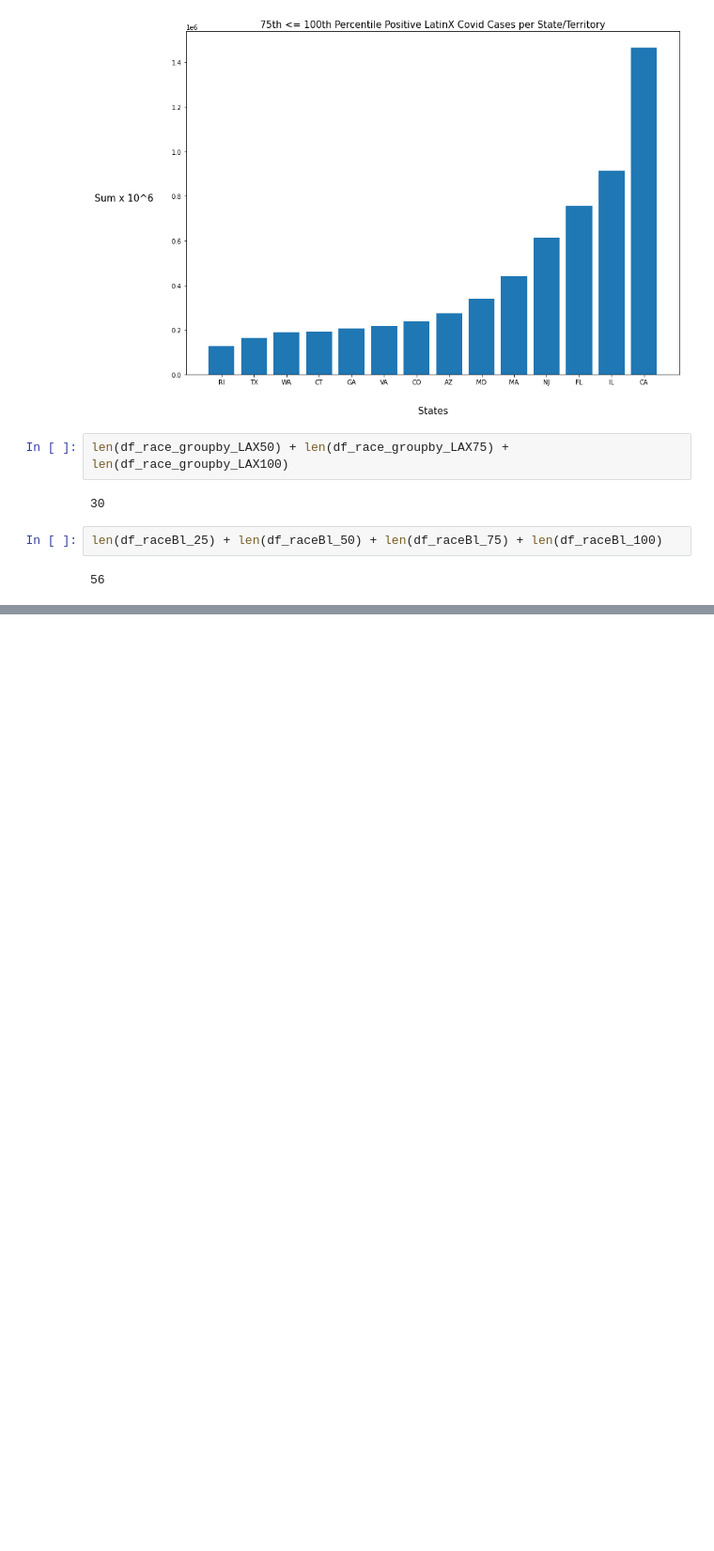
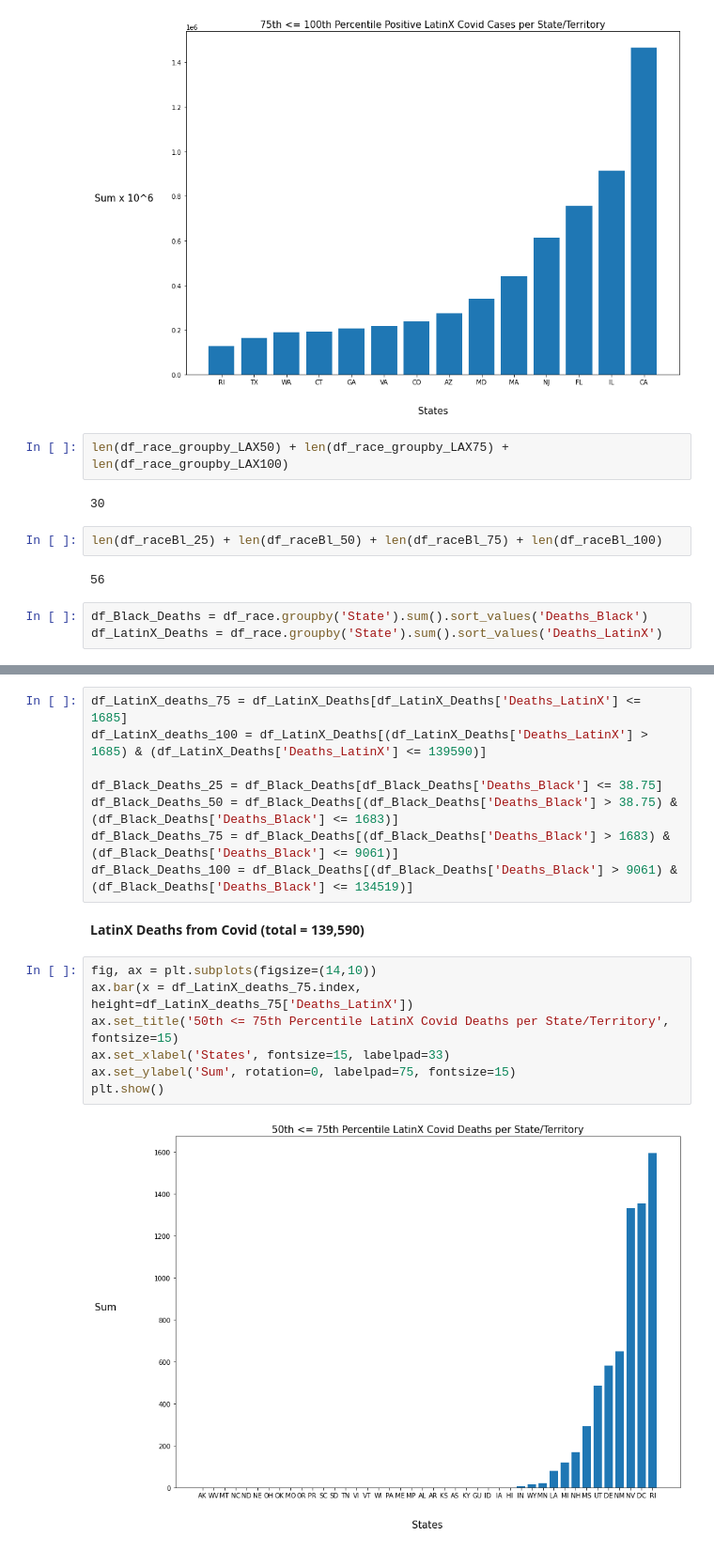
Before and after one commit to thespence7/Covid19-Statistical-Analysis, a Jupyter notebook: covid_tracker/Capstone1_import_data.ipynb, the cells around one changed output, grey strips where cells are left out. Shown: that part at 94% size. Drawn from its saved outputs; the diff is of its cells as text; blank space fills up the shorter version.

```diff
--- a/covid_tracker/Capstone1_import_data.ipynb
+++ b/covid_tracker/Capstone1_import_data.ipynb
@@ -268,3 +285,6 @@ len(df_race_groupby_LAX50) + len(df_race_groupby_LAX75) + len(df_race_groupby_LA
 len(df_raceBl_25) + len(df_raceBl_50) + len(df_raceBl_75) + len(df_raceBl_100)
 # %% [output]
 56
+# %%
+df_Black_Deaths = df_race.groupby('State').sum().sort_values('Deaths_Black')
+df_LatinX_Deaths = df_race.groupby('State').sum().sort_values('Deaths_LatinX')
@@ -270,0 +304,19 @@ len(df_raceBl_25) + len(df_raceBl_50) + len(df_raceBl_75) + len(df_raceBl_100)
+# %%
+df_LatinX_deaths_75 = df_LatinX_Deaths[df_LatinX_Deaths['Deaths_LatinX'] <= 1685]
+df_LatinX_deaths_100 = df_LatinX_Deaths[(df_LatinX_Deaths['Deaths_LatinX'] > 1685) & (df_LatinX_Deaths['Deaths_LatinX'] <= 139590)]
+
+df_Black_Deaths_25 = df_Black_Deaths[df_Black_Deaths['Deaths_Black'] <= 38.75]
+df_Black_Deaths_50 = df_Black_Deaths[(df_Black_Deaths['Deaths_Black'] > 38.75) & (df_Black_Deaths['Deaths_Black'] <= 1683)]
+df_Black_Deaths_75 = df_Black_Deaths[(df_Black_Deaths['Deaths_Black'] > 1683) & (df_Black_Deaths['Deaths_Black'] <= 9061)]
+df_Black_Deaths_100 = df_Black_Deaths[(df_Black_Deaths['Deaths_Black'] > 9061) & (df_Black_Deaths['Deaths_Black'] <= 134519)]
+# %% [markdown]
+**LatinX Deaths from Covid (total = 139,590)**
+# %%
+fig, ax = plt.subplots(figsize=(14,10))
+ax.bar(x = df_LatinX_deaths_75.index, height=df_LatinX_deaths_75['Deaths_LatinX'])
+ax.set_title('50th <= 75th Percentile LatinX Covid Deaths per State/Territory', fontsize=15)
+ax.set_xlabel('States', fontsize=15, labelpad=33)
+ax.set_ylabel('Sum', rotation=0, labelpad=75, fontsize=15)
+plt.show()
+# %% [output]
+[figure, added]
```
Also changed, not shown: parts of 43 cells of this notebook.
